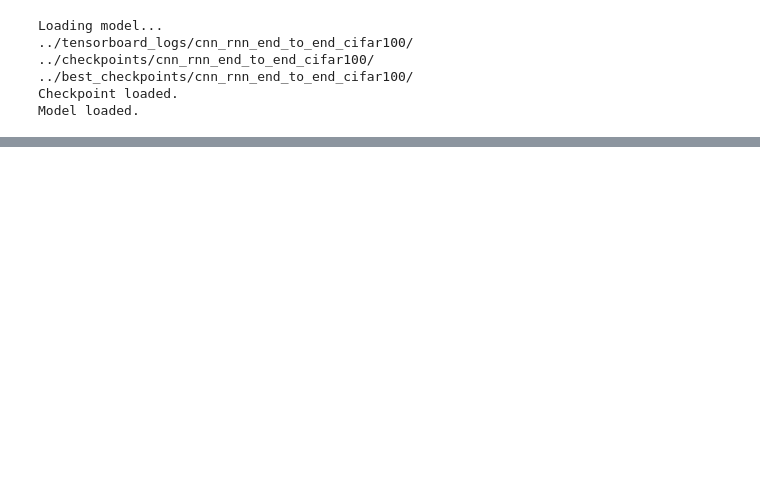
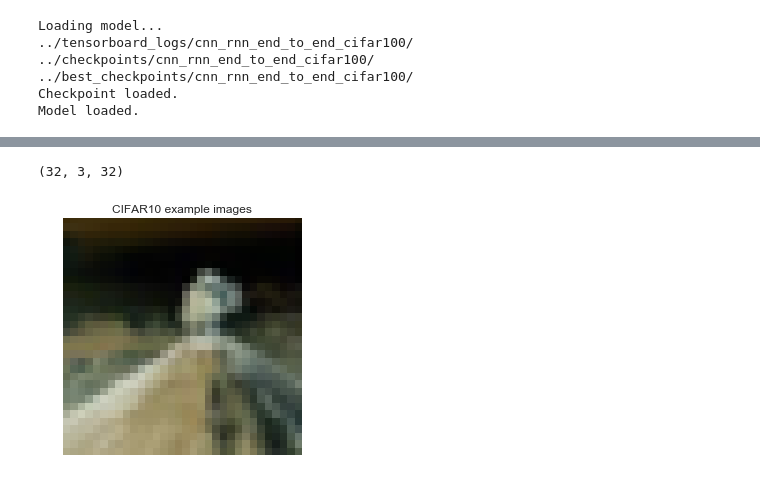
Before and after one commit to lisa-1010/semantic_convnets, a Jupyter notebook: code/Print_Hierchical_Examples.ipynb, the cells around one changed output, grey strips where cells are left out. Cells and saved outputs as stored; diff of their text form; code cells hidden in the pictures; blank space fills up the shorter version.

```diff
--- a/code/Print_Hierchical_Examples.ipynb
+++ b/code/Print_Hierchical_Examples.ipynb
@@ -69,0 +225,18 @@ p = pickle.load(open("coarse_to_fine_map.pickle"))
+# %%
+# Plot image examples.
+def plot_img(img, title):
+    plt.figure()
+    plt.imshow(img, interpolation='nearest')
+    plt.title(title)
+    plt.axis('off')
+    plt.tight_layout()
+
+
+img_bhwc = np.transpose(X_test[0], (1, 2, 0))
+#img_tile = dp.misc.img_tile(dp.misc.img_stretch(img_bhwc), aspect_ratio=0.75,
+#                            border_color=1.0)
+print img_bhwc.shape
+plot_img(X_test[0], title='CIFAR10 example images')
+# %% [output]
+(32, 3, 32)
+[figure, added]
```
Also changed, not shown: parts of 18 cells of this notebook, 5 other files.
